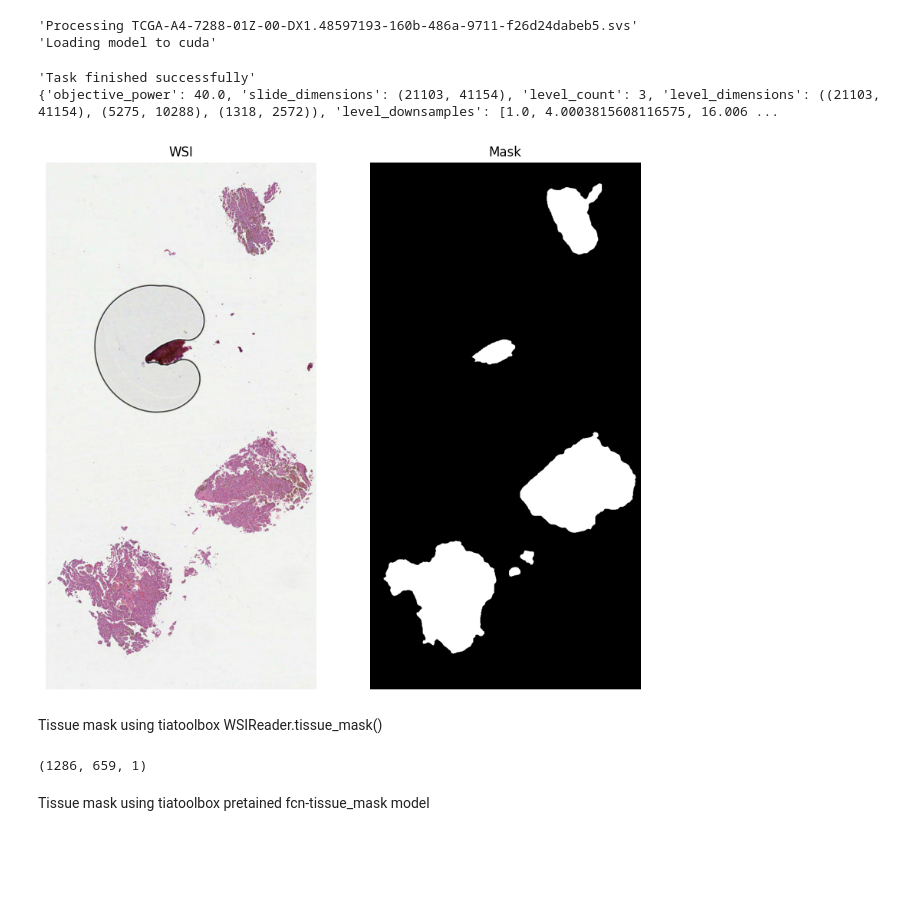
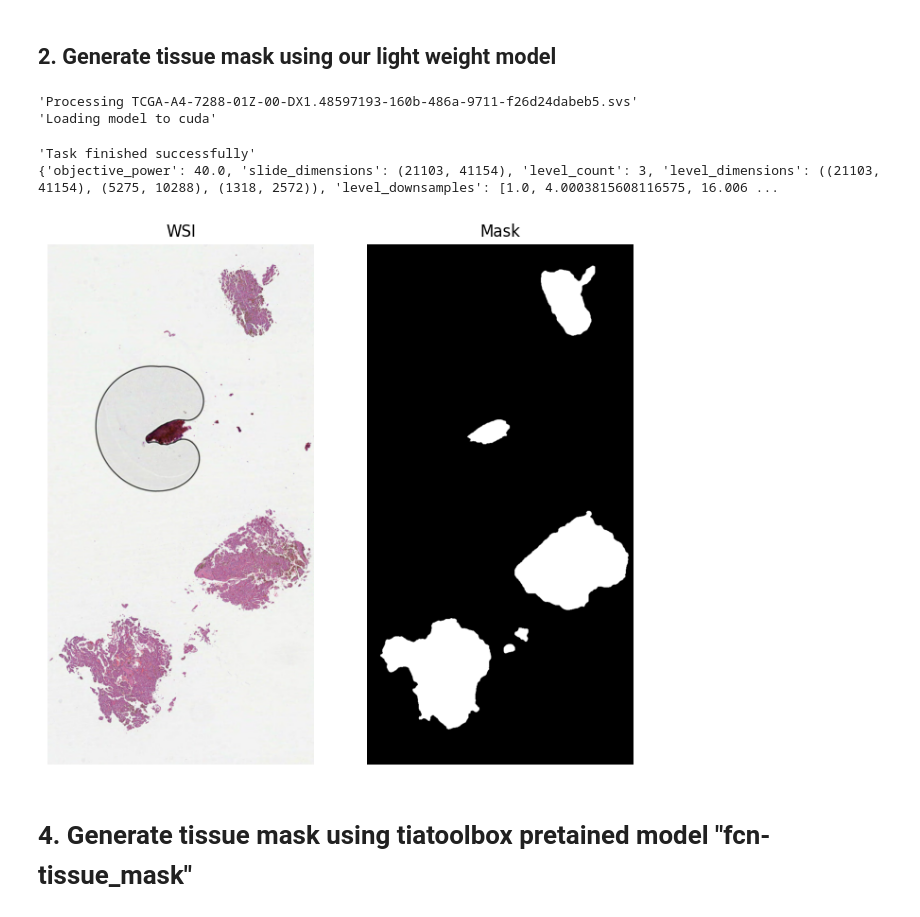
Before and after one commit to Jiaqi-Lv/tissue_masker_lite, a Jupyter notebook: tiatoolbox_demo.ipynb, the cells around one changed output. Drawn from its saved outputs; the diff is of its cells as text; code cells hidden in the pictures; blank space fills up the shorter version.

```diff
--- a/tiatoolbox_demo.ipynb
+++ b/tiatoolbox_demo.ipynb
@@ -3,43 +44,33 @@ Tissue mask using this model
+# %% [markdown]
+## 2. Generate tissue mask using our light weight model
 # %%
-from tiatoolbox.wsicore.wsireader import WSIReader
-from tissue_masker_lite import get_mask
-import matplotlib.pyplot as plt
-
-# input_wsi = "/Users/wildsquirrel/Library/CloudStorage/OneDrive-UniversityofWarwick/tissue_mask_demo_wsi/TCGA-08-0518-01Z-00-DX8.01f2c18c-09a8-4837-8619-62f1c9b82669.svs"
-input_wsi = "/home/u1910100/Documents/tcga/test/vis/slides/TCGA-A4-7288-01Z-00-DX1.48597193-160b-486a-9711-f26d24dabeb5.svs"
 save_dir = "./output"
 model_weight_path = "tissue_masker_lite/model_weights/model_22.pth"
 mask = get_mask(
     wsi_path=input_wsi,
     save_dir=save_dir,
     model_weight=model_weight_path,
     threshold=0.5,
     device="cuda",
     return_mask=True,
     save_mask=False,
 )
 reader = WSIReader.open(input_wsi)
 print(reader.info.as_dict())
 thumbnail = reader.slide_thumbnail(resolution=1.25, units="power")
-fig, axes = plt.subplots(1, 2, figsize=(10, 10))
+fig, axes = plt.subplots(1, 2, figsize=(8, 8))
 axes[0].imshow(thumbnail)
 axes[0].title.set_text("WSI")
 axes[0].axis("off")
 axes[1].imshow(mask, cmap="gray")
 axes[1].title.set_text("Mask")
 axes[1].axis("off")
 plt.show()
 # %% [output]
 'Processing TCGA-A4-7288-01Z-00-DX1.48597193-160b-486a-9711-f26d24dabeb5.svs'
 'Loading model to cuda'
 'Task finished successfully'
 {'objective_power': 40.0, 'slide_dimensions': (21103, 41154), 'level_count': 3, 'level_dimensions': ((21103, 41154), (5275, 10288), (1318, 2572)), 'level_downsamples': [1.0, 4.0003815608116575, 16.006 ...
-[figure, old version]
+[figure, new version]
 # %% [markdown]
-Tissue mask using tiatoolbox WSIReader.tissue_mask()
+# 4. Generate tissue mask using tiatoolbox pretained model "fcn-tissue_mask"
-# %%
-import numpy as np
-
-print()
-# %% [output]
-(1286, 659, 1)
@@ -55,5 +77,3 @@ plt.show()
-# %% [markdown]
-Tissue mask using tiatoolbox pretained fcn-tissue_mask model
 # %%
 from tiatoolbox.models.engine.semantic_segmentor import (
     SemanticSegmentor,
```
Also changed, not shown: parts of 9 cells of this notebook, 1 other file.
